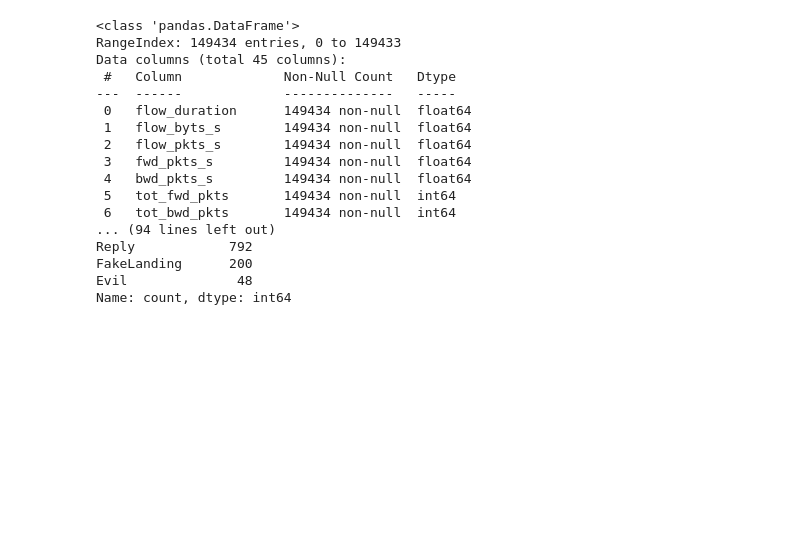
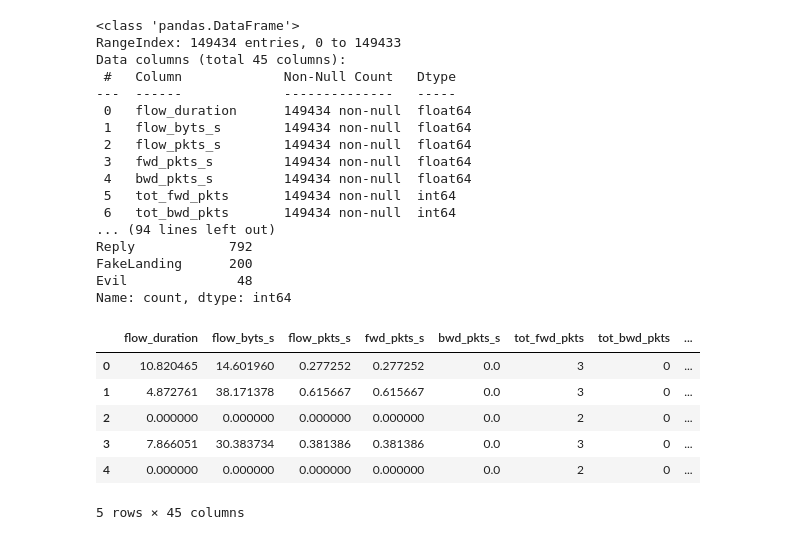
Before and after one commit to Sidiyakhabaz/Projet_Analyse_Dataset_drones, a Jupyter notebook: NOTEBOOKS/Chargement_données/UAV-NIDD.ipynb, the cells around one changed output. Saved outputs shown, nothing was run; the diff lists cells and outputs as text; code cells hidden in the pictures; blank space fills up the shorter version.

```diff
--- a/NOTEBOOKS/Chargement_données/UAV-NIDD.ipynb
+++ b/NOTEBOOKS/Chargement_données/UAV-NIDD.ipynb
@@ -37,30 +37,40 @@ df.info()
 df.describe()
 
 # ────────────────────────────────────────
 # 6. VALEURS MANQUANTES
 # ────────────────────────────────────────
 print(df.isnull().sum())
 
 
 # ────────────────────────────────────────
 # 7. DISTRIBUTION DES CLASSES
 # ────────────────────────────────────────
 print(df['label'].value_counts())
+
+
+df.head()
 # %% [output]
 <class 'pandas.DataFrame'>
 RangeIndex: 149434 entries, 0 to 149433
 Data columns (total 45 columns):
  #   Column             Non-Null Count   Dtype
 ---  ------             --------------   -----
  0   flow_duration      149434 non-null  float64
  1   flow_byts_s        149434 non-null  float64
  2   flow_pkts_s        149434 non-null  float64
  3   fwd_pkts_s         149434 non-null  float64
  4   bwd_pkts_s         149434 non-null  float64
  5   tot_fwd_pkts       149434 non-null  int64
  6   tot_bwd_pkts       149434 non-null  int64
 ... (94 lines left out)
 Reply            792
 FakeLanding      200
 Evil              48
 Name: count, dtype: int64
+|  | flow_duration | flow_byts_s | flow_pkts_s | fwd_pkts_s | bwd_pkts_s | tot_fwd_pkts | tot_bwd_pkts | ... |
+| 0 | 10.820465 | 14.601960 | 0.277252 | 0.277252 | 0.0 | 3 | 0 | ... |
+| 1 | 4.872761 | 38.171378 | 0.615667 | 0.615667 | 0.0 | 3 | 0 | ... |
+| 2 | 0.000000 | 0.000000 | 0.000000 | 0.000000 | 0.0 | 2 | 0 | ... |
+| 3 | 7.866051 | 30.383734 | 0.381386 | 0.381386 | 0.0 | 3 | 0 | ... |
+| 4 | 0.000000 | 0.000000 | 0.000000 | 0.000000 | 0.0 | 2 | 0 | ... |
+5 rows × 45 columns
```
Also changed, not shown: 24 other files.
